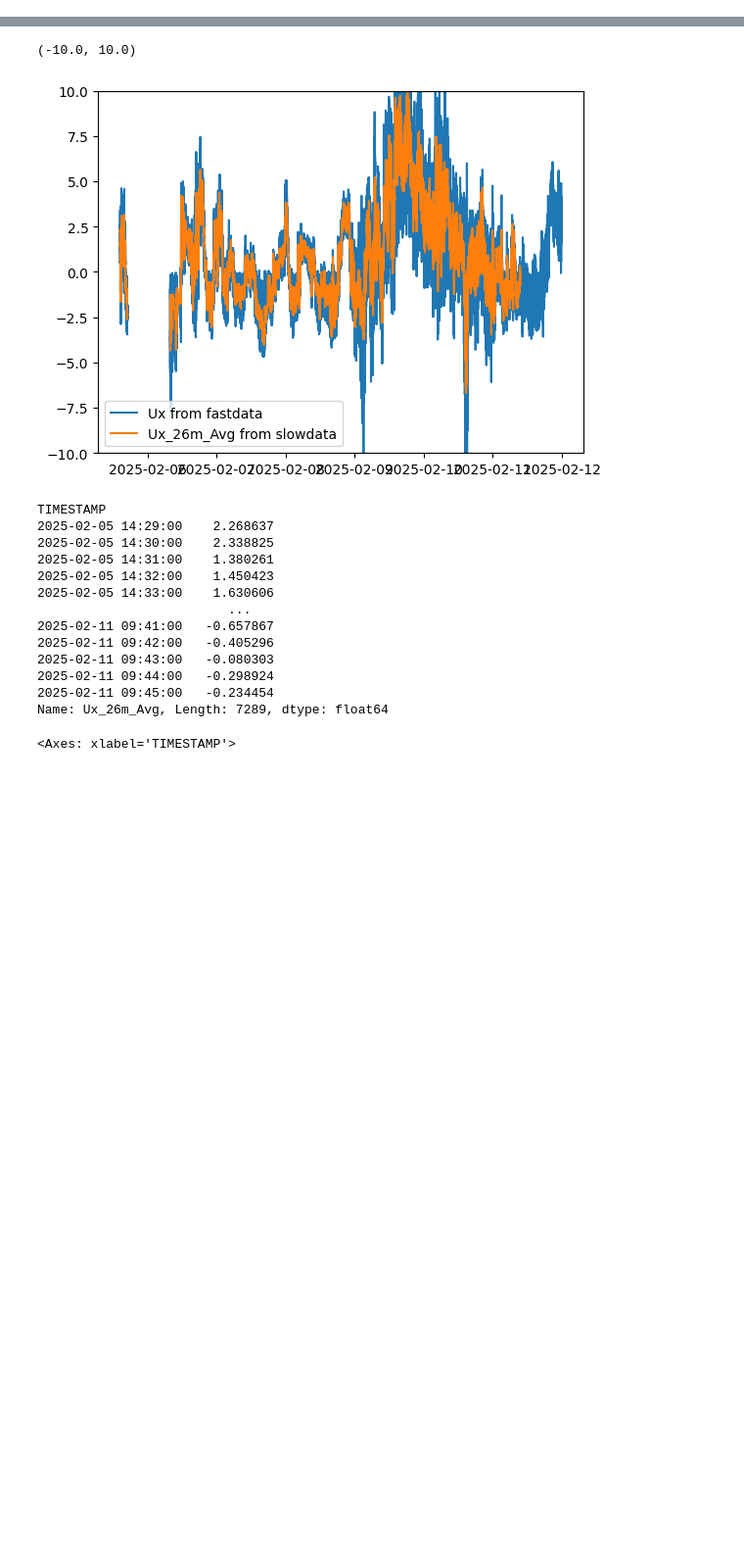
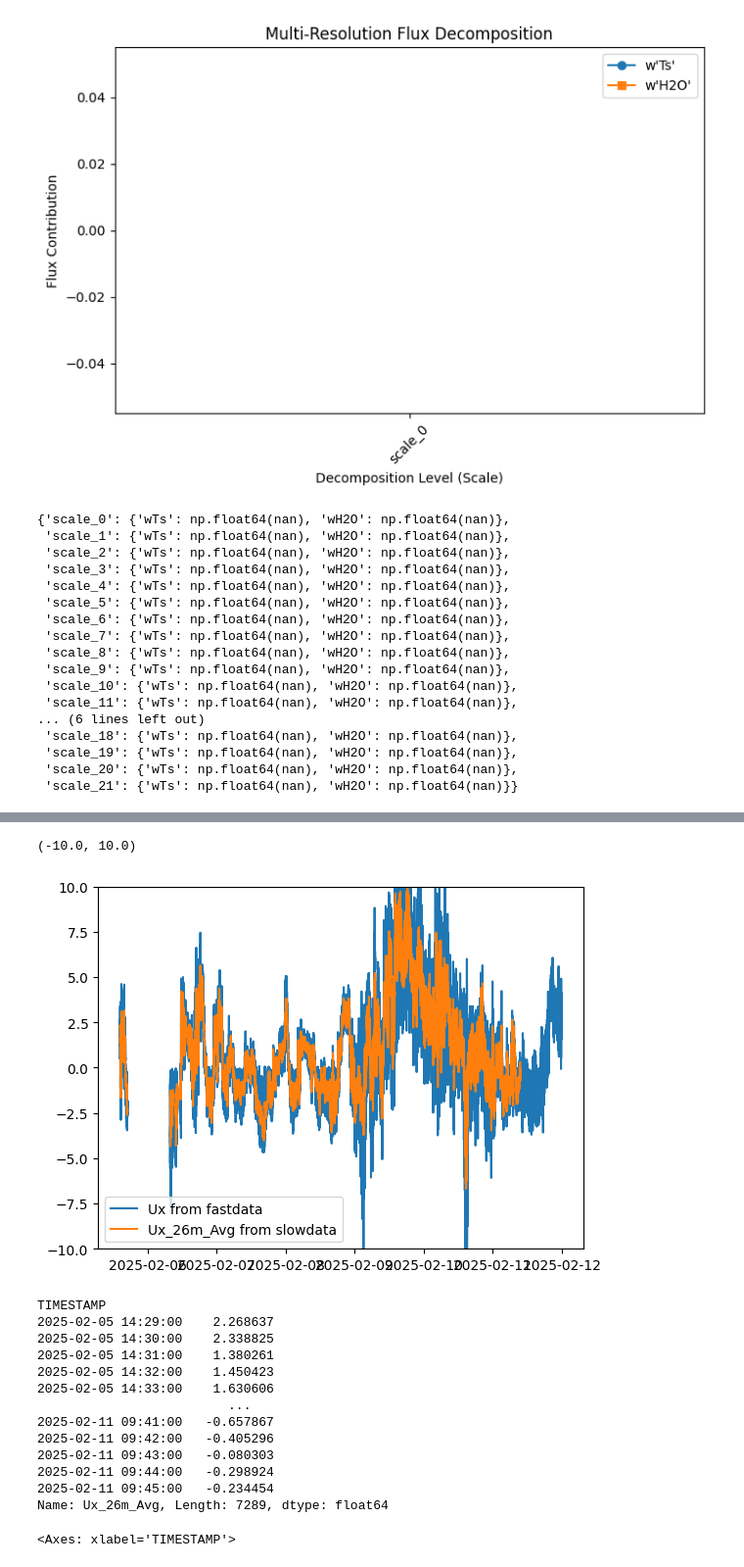
Before and after one commit to Rainette9/DataProcessingScripts, a Jupyter notebook: Processing_main.ipynb, the cells around one changed output, grey strips where cells are left out. Shown at 98% size. Cells and saved outputs as stored; diff of their text form; code cells hidden in the pictures; blank space fills up the shorter version.

Commit message:
add MRFD and DR scripts

```diff
--- a/Processing_main.ipynb
+++ b/Processing_main.ipynb
@@ -48,0 +54,21 @@ fastdata['Ux'].plot()
+# %%
+mrfd(despiked_fastdata.index, despiked_fastdata.Ux, despiked_fastdata.Uy, despiked_fastdata.Uz, despiked_fastdata.Ts, despiked_fastdata['LI_H2Om_corr'])
+# %% [output]
+[figure, added]
+{'scale_0': {'wTs': np.float64(nan), 'wH2O': np.float64(nan)},
+ 'scale_1': {'wTs': np.float64(nan), 'wH2O': np.float64(nan)},
+ 'scale_2': {'wTs': np.float64(nan), 'wH2O': np.float64(nan)},
+ 'scale_3': {'wTs': np.float64(nan), 'wH2O': np.float64(nan)},
+ 'scale_4': {'wTs': np.float64(nan), 'wH2O': np.float64(nan)},
+ 'scale_5': {'wTs': np.float64(nan), 'wH2O': np.float64(nan)},
+ 'scale_6': {'wTs': np.float64(nan), 'wH2O': np.float64(nan)},
+ 'scale_7': {'wTs': np.float64(nan), 'wH2O': np.float64(nan)},
+ 'scale_8': {'wTs': np.float64(nan), 'wH2O': np.float64(nan)},
+ 'scale_9': {'wTs': np.float64(nan), 'wH2O': np.float64(nan)},
+ 'scale_10': {'wTs': np.float64(nan), 'wH2O': np.float64(nan)},
+ 'scale_11': {'wTs': np.float64(nan), 'wH2O': np.float64(nan)},
+... (6 lines left out)
+ 'scale_18': {'wTs': np.float64(nan), 'wH2O': np.float64(nan)},
+ 'scale_19': {'wTs': np.float64(nan), 'wH2O': np.float64(nan)},
+ 'scale_20': {'wTs': np.float64(nan), 'wH2O': np.float64(nan)},
+ 'scale_21': {'wTs': np.float64(nan), 'wH2O': np.float64(nan)}}
```
Also changed, not shown: parts of 14 cells of this notebook, 3 other files.
